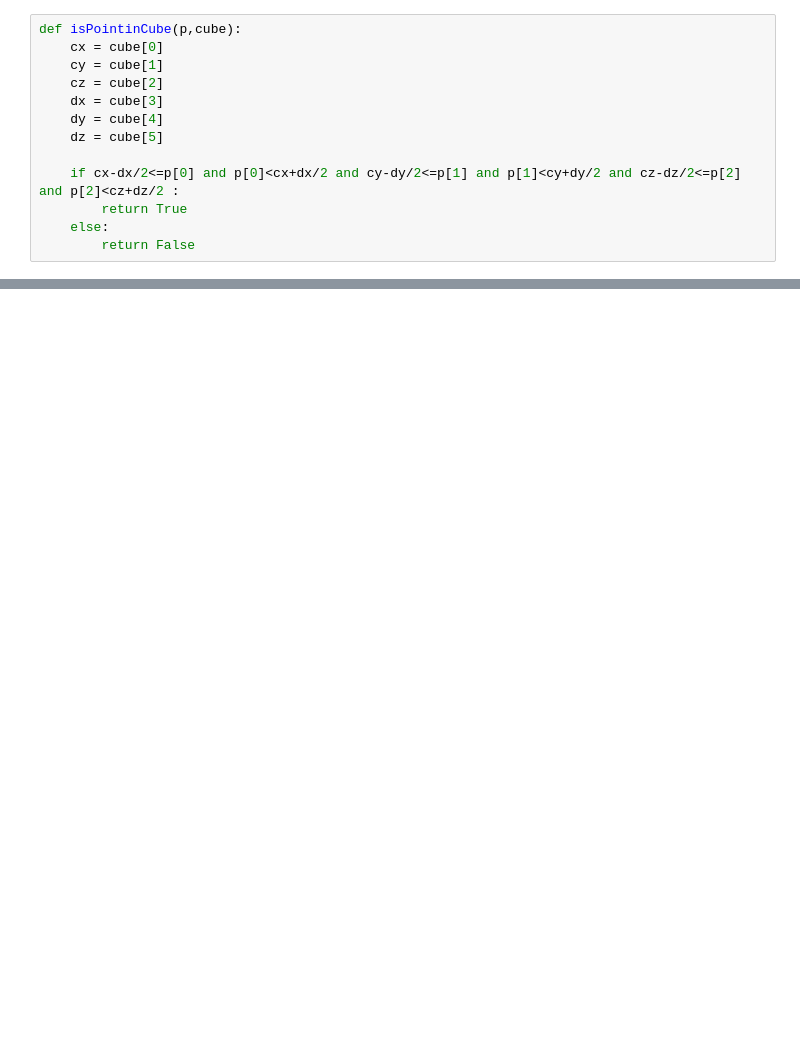
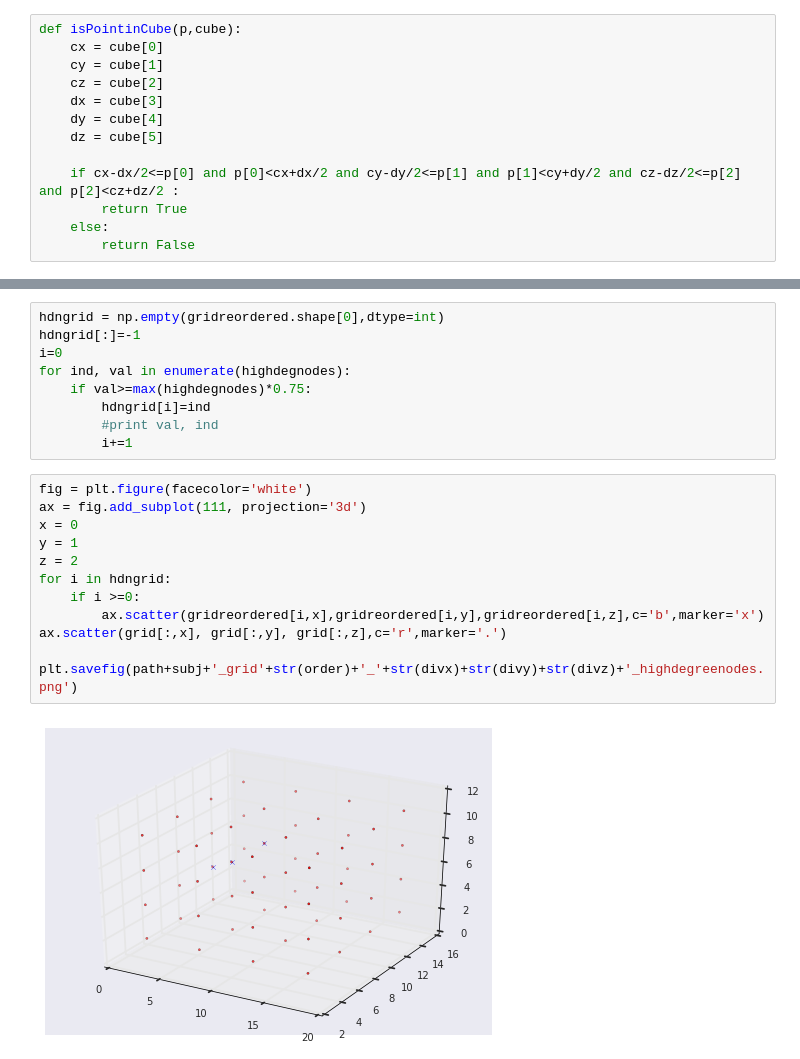
Before and after one commit to celinede/scripts4DWI_dipy_brainhack, a Jupyter notebook: meshInAGrid.ipynb, the cells around one changed output, grey strips where cells are left out. Saved outputs shown, nothing was run; the diff lists cells and outputs as text; blank space fills up the shorter version.

```diff
--- a/meshInAGrid.ipynb
+++ b/meshInAGrid.ipynb
@@ -115,0 +147,23 @@ ax.scatter(endpoints[:,0],endpoints[:,1],endpoints[:,2],c='g',marker='+')
+# %%
+hdngrid = np.empty(gridreordered.shape[0],dtype=int)
+hdngrid[:]=-1
+i=0
+for ind, val in enumerate(highdegnodes):
+    if val>=max(highdegnodes)*0.75:
+        hdngrid[i]=ind
+        #print val, ind
+        i+=1
+# %%
+fig = plt.figure(facecolor='white')
+ax = fig.add_subplot(111, projection='3d')
+x = 0
+y = 1
+z = 2
+for i in hdngrid:
+    if i >=0:
+        ax.scatter(gridreordered[i,x],gridreordered[i,y],gridreordered[i,z],c='b',marker='x')
+ax.scatter(grid[:,x], grid[:,y], grid[:,z],c='r',marker='.')
+
+plt.savefig(path+subj+'_grid'+str(order)+'_'+str(divx)+str(divy)+str(divz)+'_highdegreenodes.png')
+# %% [output]
+[figure, added]
```
Also changed, not shown: parts of 18 cells of this notebook, 5 other files.
